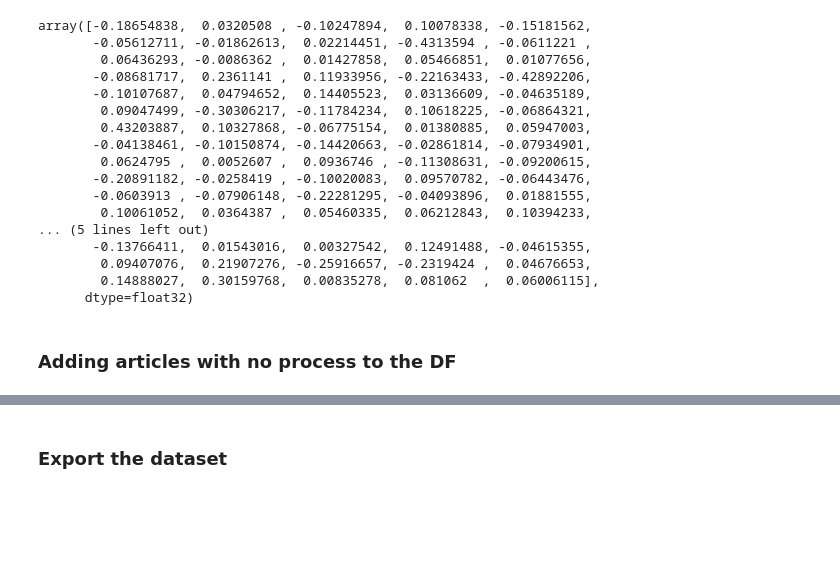
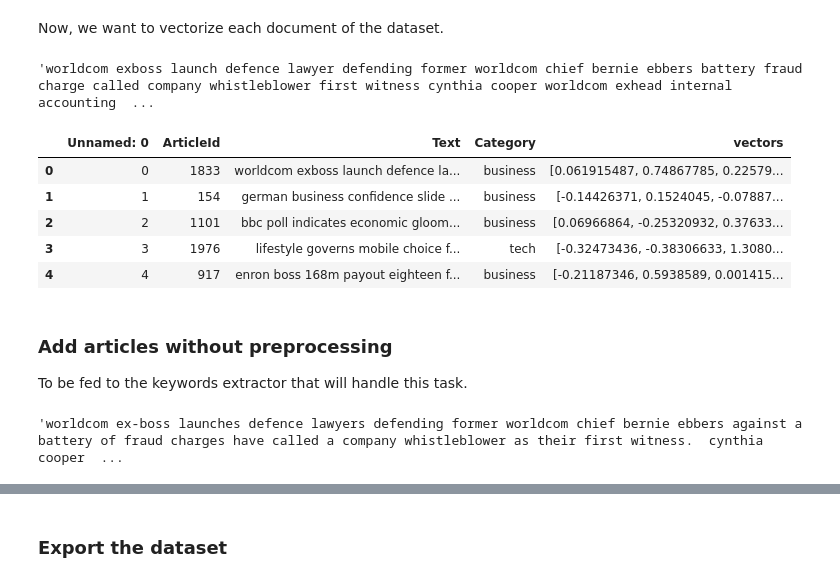
Before and after one commit to Marouan-git/BBC_news_classification, a Jupyter notebook: articles_recommendations.ipynb, the cells around one changed output, grey strips where cells are left out. Drawn from its saved outputs; the diff is of its cells as text; code cells hidden in the pictures; blank space fills up the shorter version.

```diff
--- a/BBC_news_classification/articles_recommendations.ipynb
+++ b/articles_recommendations.ipynb
@@ -79,6 +134,27 @@ To vectorize a new document, we should execute :
+# %% [markdown]
+Now, we want to vectorize each document of the dataset.
 # %%
 def get_vector(row):
     return model.dv[row.name]
 
 # Apply the function to create the 'vectors' column
 df['vectors'] = df.apply(get_vector, axis=1)
+# %%
+df["Text"][0]
+# %% [output]
+'worldcom exboss launch defence lawyer defending former worldcom chief bernie ebbers battery fraud charge called company whistleblower first witness cynthia cooper worldcom exhead internal accounting  ...
+# %%
+# Get vectors
+df["vectors"] = df.apply(lambda row: model.infer_vector(row["Text"].split()), axis=1)
+df.head()
+# %% [output]
+|  | Unnamed: 0 | ArticleId | Text | Category | vectors |
+| 0 | 0 | 1833 | worldcom exboss launch defence la... | business | [0.061915487, 0.74867785, 0.22579... |
+| 1 | 1 | 154 | german business confidence slide ... | business | [-0.14426371, 0.1524045, -0.07887... |
+| 2 | 2 | 1101 | bbc poll indicates economic gloom... | business | [0.06966864, -0.25320932, 0.37633... |
+| 3 | 3 | 1976 | lifestyle governs mobile choice f... | tech | [-0.32473436, -0.38306633, 1.3080... |
+| 4 | 4 | 917 | enron boss 168m payout eighteen f... | business | [-0.21187346, 0.5938589, 0.001415... |
+# %% [markdown]
+### Add articles without preprocessing
+
+To be fed to the keywords extractor that will handle this task.
@@ -85,22 +168,4 @@ df['vectors'] = df.apply(get_vector, axis=1)
 # %%
-df['vectors'].loc[0]
+df["Article"].loc[0]
 # %% [output]
-array([-0.18654838,  0.0320508 , -0.10247894,  0.10078338, -0.15181562,
-       -0.05612711, -0.01862613,  0.02214451, -0.4313594 , -0.0611221 ,
-        0.06436293, -0.0086362 ,  0.01427858,  0.05466851,  0.01077656,
-       -0.08681717,  0.2361141 ,  0.11933956, -0.22163433, -0.42892206,
-       -0.10107687,  0.04794652,  0.14405523,  0.03136609, -0.04635189,
-        0.09047499, -0.30306217, -0.11784234,  0.10618225, -0.06864321,
-        0.43203887,  0.10327868, -0.06775154,  0.01380885,  0.05947003,
-       -0.04138461, -0.10150874, -0.14420663, -0.02861814, -0.07934901,
-        0.0624795 ,  0.0052607 ,  0.0936746 , -0.11308631, -0.09200615,
-       -0.20891182, -0.0258419 , -0.10020083,  0.09570782, -0.06443476,
-       -0.0603913 , -0.07906148, -0.22281295, -0.04093896,  0.01881555,
-        0.10061052,  0.0364387 ,  0.05460335,  0.06212843,  0.10394233,
-... (5 lines left out)
-       -0.13766411,  0.01543016,  0.00327542,  0.12491488, -0.04615355,
-        0.09407076,  0.21907276, -0.25916657, -0.2319424 ,  0.04676653,
-        0.14888027,  0.30159768,  0.00835278,  0.081062  ,  0.06006115],
-      dtype=float32)
+'worldcom ex-boss launches defence lawyers defending former worldcom chief bernie ebbers against a battery of fraud charges have called a company whistleblower as their first witness.  cynthia cooper  ...
-# %% [markdown]
-### Adding articles with no process to the DF
```
Also changed, not shown: parts of 39 cells of this notebook, 2 other files.
